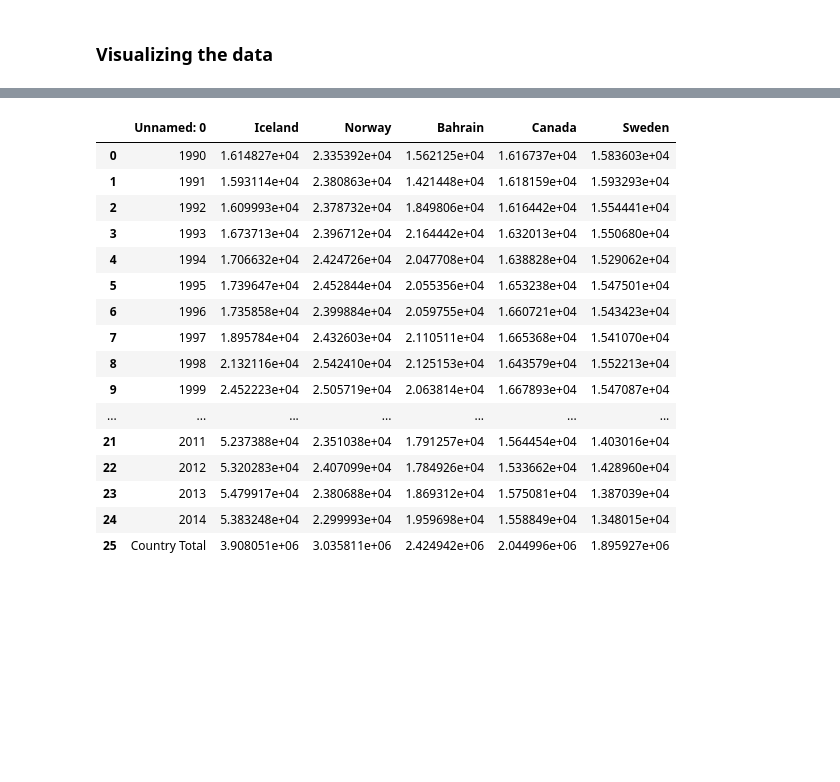
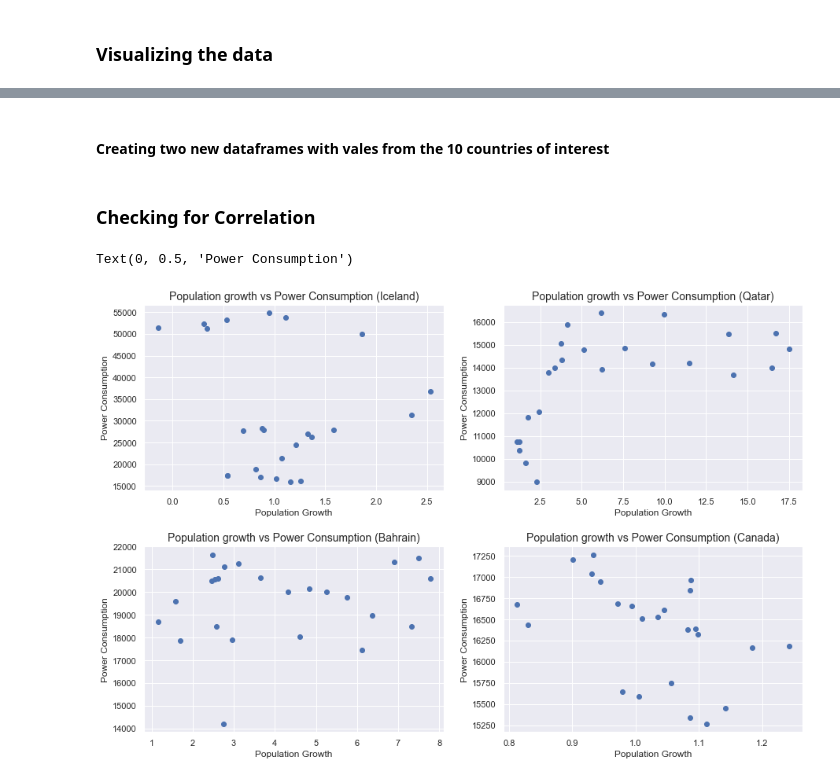
Before and after one commit to iamYole/ADS_Assignment_2, a Jupyter notebook: Population Growth VS Energy Consumption.ipynb, the cells around one changed output, grey strips where cells are left out. Saved outputs shown, nothing was run; the diff lists cells and outputs as text; code cells hidden in the pictures; blank space fills up the shorter version.

Commit message:
Checking for Correlation

```diff
--- a/Population Growth VS Energy Consumption.ipynb
+++ b/Population Growth VS Energy Consumption.ipynb
@@ -312,20 +304,54 @@ Name: Iceland, dtype: float64
-# %%
-top5_pc
-# %% [output]
-|  | Unnamed: 0 | Iceland | Norway | Bahrain | Canada | Sweden |
-| 0 | 1990 | 1.614827e+04 | 2.335392e+04 | 1.562125e+04 | 1.616737e+04 | 1.583603e+04 |
-| 1 | 1991 | 1.593114e+04 | 2.380863e+04 | 1.421448e+04 | 1.618159e+04 | 1.593293e+04 |
-| 2 | 1992 | 1.609993e+04 | 2.378732e+04 | 1.849806e+04 | 1.616442e+04 | 1.554441e+04 |
-| 3 | 1993 | 1.673713e+04 | 2.396712e+04 | 2.164442e+04 | 1.632013e+04 | 1.550680e+04 |
-| 4 | 1994 | 1.706632e+04 | 2.424726e+04 | 2.047708e+04 | 1.638828e+04 | 1.529062e+04 |
-| 5 | 1995 | 1.739647e+04 | 2.452844e+04 | 2.055356e+04 | 1.653238e+04 | 1.547501e+04 |
-| 6 | 1996 | 1.735858e+04 | 2.399884e+04 | 2.059755e+04 | 1.660721e+04 | 1.543423e+04 |
-| 7 | 1997 | 1.895784e+04 | 2.432603e+04 | 2.110511e+04 | 1.665368e+04 | 1.541070e+04 |
-| 8 | 1998 | 2.132116e+04 | 2.542410e+04 | 2.125153e+04 | 1.643579e+04 | 1.552213e+04 |
-| 9 | 1999 | 2.452223e+04 | 2.505719e+04 | 2.063814e+04 | 1.667893e+04 | 1.547087e+04 |
-| ... | ... | ... | ... | ... | ... | ... |
-| 21 | 2011 | 5.237388e+04 | 2.351038e+04 | 1.791257e+04 | 1.564454e+04 | 1.403016e+04 |
-| 22 | 2012 | 5.320283e+04 | 2.407099e+04 | 1.784926e+04 | 1.533662e+04 | 1.428960e+04 |
-| 23 | 2013 | 5.479917e+04 | 2.380688e+04 | 1.869312e+04 | 1.575081e+04 | 1.387039e+04 |
-| 24 | 2014 | 5.383248e+04 | 2.299993e+04 | 1.959698e+04 | 1.558849e+04 | 1.348015e+04 |
-| 25 | Country Total | 3.908051e+06 | 3.035811e+06 | 2.424942e+06 | 2.044996e+06 | 1.895927e+06 |
+# %% [markdown]
+#### Creating two new dataframes with vales from the 10 countries of interest
+# %%
+#Power Consumption DataFrame with the 10 countries
+
+df_Power_consumption = top5_pc
+df_Power_consumption['United Arab Emirates'] = df_power_consumption_nmv[df_power_consumption_nmv['Country Name'] == 'United Arab Emirates'].T
+df_Power_consumption['Qatar'] = df_power_consumption_nmv[df_power_consumption_nmv['Country Name'] == 'Qatar'].T
+df_Power_consumption['Turks and Caicos Islands'] = df_power_consumption_nmv[df_power_consumption_nmv['Country Name'] == 'Turks and Caicos Islands'].T
+df_Power_consumption['Afghanistan'] = df_power_consumption_nmv[df_power_consumption_nmv['Country Name'] == 'Afghanistan'].T
+df_Power_consumption['Bahrain'] = df_power_consumption_nmv[df_power_consumption_nmv['Country Name'] == 'Bahrain'].T
+# %%
+#Population Growth DataFrame with the 10 countries
+
+df_Population_Growth = top5_pg
+df_Population_Growth['Iceland'] = df_population_growth_nmv[df_population_growth_nmv['Country Name'] == 'Iceland'].T
+df_Population_Growth['Norway'] = df_population_growth_nmv[df_population_growth_nmv['Country Name'] == 'Norway'].T
+df_Population_Growth['Bahrain'] = df_population_growth_nmv[df_population_growth_nmv['Country Name'] == 'Bahrain'].T
+df_Population_Growth['Canada'] = df_population_growth_nmv[df_population_growth_nmv['Country Name'] == 'Canada'].T
+df_Population_Growth['Sweden'] = df_population_growth_nmv[df_population_growth_nmv['Country Name'] == 'Sweden'].T
+# %% [markdown]
+### Checking for Correlation
+# %%
+
+#f, ((ax11, ax22), (ax33, ax44) = plt.subplots(2,2, sharey=False, figsize = (15,10))
+plt.figure(figsize = (15,10))
+plt.subplots_adjust(hspace=0.3)
+
+ax11 = plt.subplot(2,2,1)
+ax11.scatter(df_Population_Growth['Iceland'],df_Power_consumption['Iceland'])
+ax11.set_title('Population growth vs Power Consumption (Iceland)', size=14)
+ax11.set_xlabel('Population Growth')
+ax11.set_ylabel('Power Consumption')
+
+ax22 = plt.subplot(2,2,2)
+ax22.scatter(df_Population_Growth['Qatar'],df_Power_consumption['Qatar'])
+ax22.set_title('Population growth vs Power Consumption (Qatar)', size=14)
+ax22.set_xlabel('Population Growth')
+ax22.set_ylabel('Power Consumption')
+
+ax33 = plt.subplot(2,2,3)
+ax33.scatter(df_Population_Growth['Bahrain'],df_Power_consumption['Bahrain'])
+ax33.set_title('Population growth vs Power Consumption (Bahrain)', size=14)
+ax33.set_xlabel('Population Growth')
+ax33.set_ylabel('Power Consumption')
+
+ax44 = plt.subplot(2,2,4)
+ax44.scatter(df_Population_Growth['Canada'],df_Power_consumption['Canada'])
+ax44.set_title('Population growth vs Power Consumption (Canada)', size=14)
+ax44.set_xlabel('Population Growth')
+ax44.set_ylabel('Power Consumption')
+# %% [output]
+Text(0, 0.5, 'Power Consumption')
+[figure, added]
```
Also changed, not shown: parts of 6 cells of this notebook, 4 other files.
